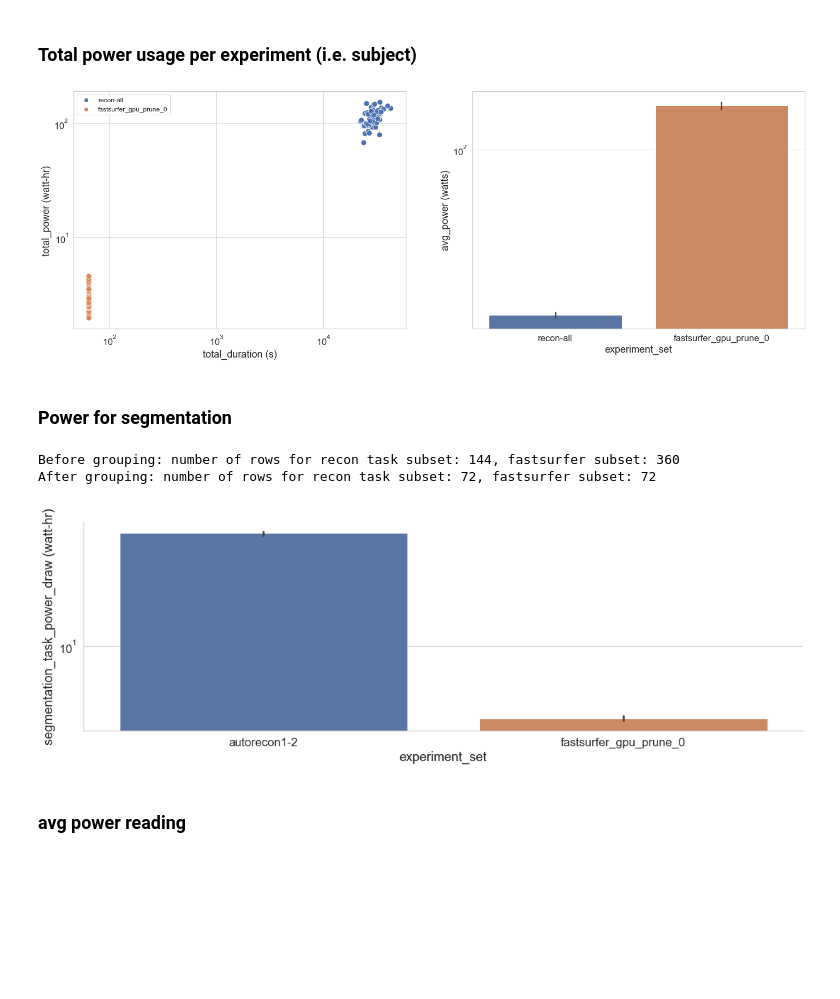
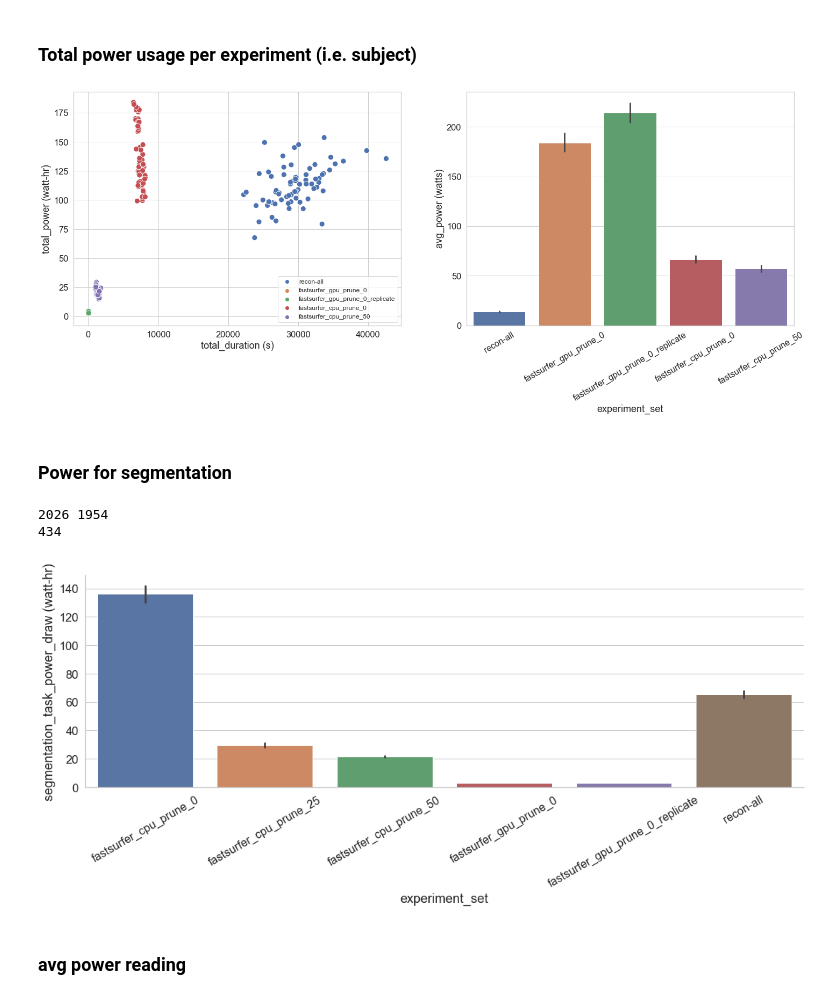
Before and after one commit to neurodatascience/watts_up_compute, a Jupyter notebook: notebooks/10_impact_tracker_dashboard.ipynb, the cells around one changed output. Cells and saved outputs as stored; diff of their text form; code cells hidden in the pictures; blank space fills up the shorter version.

```diff
--- a/notebooks/10_impact_tracker_dashboard.ipynb
+++ b/notebooks/10_impact_tracker_dashboard.ipynb
@@ -83,15 +107,15 @@ total_power sanity check: default: 0.02303, calculated: 0.02303, 0.02303
 # %%
 plot_df = tracker_summary_df_concat.copy()
-plot_df['total_duration (s)'] = plot_df['total_duration'] * 3600
+plot_df['total_duration (s)'] = plot_df['total_duration_impact_tracker'] * 3600
 plot_df['total_power (watt-hr)'] = plot_df['total_power'] * 1000
-plot_df['avg_power (watts)'] = 1000 * plot_df['total_power'] / plot_df['total_duration']
+plot_df['avg_power (watts)'] = 1000 * plot_df['total_power'] / plot_df['total_duration_impact_tracker']
 
 sns.set(font_scale = 1.5)
 with sns.axes_style("whitegrid"):
     fig, axes = plt.subplots(1,3, figsize=(24,8),sharex=False,sharey=False)
     ax = axes[0]
     g = sns.scatterplot(y='total_power (watt-hr)', x='total_duration (s)', hue='experiment_name', s=100, data=plot_df, ax=ax)
-    g.set(xscale='log',yscale='log')
+    # g.set(xscale='log',yscale='log')
     g.legend(fontsize=12)
 
     ax = axes[1]
@@ -117,23 +141,29 @@ save_perf = False
 subject_df = pd.read_csv(subject_lists)
 subject_ids = subject_df['eid']
 
-ignore_subjects = {0} #{1009760}
+ignore_subjects = {1009760}
 subject_ids = list(set(subject_ids) - ignore_subjects)
 
 print('Found {} subjects'.format(len(subject_ids)))
 
 experiment_sets = {
                 #    'recon-all':(preproc_results_dir + 'ukb/', False), # log_dir, use_cuda
-                   'fastsurfer_gpu_prune_0':(fastsurfer_results_dir + 'ukb/gpu/prune_0/', True) # log_dir, use_cuda
+                #    'fastsurfer_gpu_prune_0':(fastsurfer_results_dir + 'ukb/gpu/prune_0/', True), # log_dir, use_cuda
+                #    'fastsurfer_gpu_prune_0_replicate':(fastsurfer_results_dir + 'ukb/gpu/prune_0_replicate/', True), # log_dir, use_cuda
+
+                #    'fastsurfer_cpu_prune_0':(fastsurfer_results_dir + 'ukb/cpu/prune_0/', False), # log_dir, use_cuda
+                #    'fastsurfer_cpu_prune_25':(fastsurfer_results_dir + 'ukb/cpu/prune_25/', False), # log_dir, use_cuda
+                   'fastsurfer_cpu_prune_50':(fastsurfer_results_dir + 'ukb/cpu/prune_50/', False), # log_dir, use_cuda
+
                   }
 
-for exp_name, exp_config in experiment_sets.items():
+for exp_set, exp_config in experiment_sets.items():
     tracker_log_dir = exp_config[0]
     use_cuda = exp_config[1]
     tracker_summary_df_concat, flops_df_concat, power_df_concat = collate_tracker_data(tracker_log_dir, subject_ids, use_cuda)
-    tracker_summary_df_concat['experiment_set'] = exp_name
-    flops_df_concat['experiment_set'] = exp_name
-    power_df_concat['experiment_set'] = exp_name
+    tracker_summary_df_concat['experiment_set'] = exp_set
+    flops_df_concat['experiment_set'] = exp_set
+    power_df_concat['experiment_set'] = exp_set
 
     if save_perf:
         tracker_summary_df_concat.to_csv('{}{}'.format(tracker_log_dir,'tracker_summary_df_concat.csv'))
@@ -164,10 +196,14 @@ power_df_concat_exp_set = pd.DataFrame()
 
 experiment_sets = {
                    'recon-all':(preproc_results_dir + 'ukb/', False), # log_dir, use_cuda
-                   'fastsurfer_gpu_prune_0':(fastsurfer_results_dir + 'ukb/gpu/', True) # log_dir, use_cuda
+                   'fastsurfer_gpu_prune_0':(fastsurfer_results_dir + 'ukb/gpu/prune_0/', True), # log_dir, use_cuda
+                   'fastsurfer_gpu_prune_0_replicate':(fastsurfer_results_dir + 'ukb/gpu/prune_0_replicate/', True), # log_dir, use_cuda
+                   'fastsurfer_cpu_prune_0':(fastsurfer_results_dir + 'ukb/cpu/prune_0/', False), # log_dir, use_cuda
+                #    'fastsurfer_cpu_prune_25':(fastsurfer_results_dir + 'ukb/cpu/prune_25/', False), # log_dir, use_cuda
+                   'fastsurfer_cpu_prune_50':(fastsurfer_results_dir + 'ukb/cpu/prune_50/', False) # log_dir, use_cuda
                   }
 
-for exp_name, exp_config in experiment_sets.items():
+for exp_set, exp_config in experiment_sets.items():
     tracker_log_dir = exp_config[0]
     tracker_summary_df_concat = pd.read_csv('{}{}'.format(tracker_log_dir,'tracker_summary_df_concat.csv'))
     flops_df_concat = pd.read_csv('{}{}'.format(tracker_log_dir,'flops_df_concat.csv'))
@@ -183,49 +245,45 @@ for exp_name, exp_config in experiment_sets.items():
 ### Total power usage per experiment (i.e. subject)
 # %%
 plot_df = tracker_summary_df_concat_exp_set.copy()
-plot_df['total_duration (s)'] = plot_df['total_duration'] * 3600
+plot_df['total_duration (s)'] = plot_df['total_duration_impact_tracker'] * 3600
 plot_df['total_power (watt-hr)'] = plot_df['total_power'] * 1000
-plot_df['avg_power (watts)'] = 1000 * plot_df['total_power'] / plot_df['total_duration']
+plot_df['avg_power (watts)'] = 1000 * plot_df['total_power'] / plot_df['total_duration_impact_tracker']
 
 sns.set(font_scale = 1.5)
 with sns.axes_style("whitegrid"):
     fig, axes = plt.subplots(1,2, figsize=(24,8),sharex=False,sharey=False)
     ax = axes[0]
     g = sns.scatterplot(y='total_power (watt-hr)', x='total_duration (s)', hue='experiment_set', s=100, data=plot_df, ax=ax)
-    g.set(xscale='log',yscale='log')
+    # g = sns.barplot(y='total_power (watt-hr)', x='experiment_set',  data=plot_df, ax=ax)
+    # g.set(xscale='log')
     g.legend(fontsize=12)
 
     ax = axes[1]
     g = sns.barplot(y='avg_power (watts)', x='experiment_set', data=plot_df, ax=ax)
-    # g.set_xticklabels(g.get_xticklabels(),rotation=50,fontsize=12)
-    g.set(yscale='log')
+    g.set_xticklabels(g.get_xticklabels(),rotation=30,fontsize=16)
+    # g.set(yscale='log')
 # %% [output]
-[figure, old version]
+[figure, new version]
 # %% [markdown]
 ### Power for segmentation
 # %%
-recon_df = flops_df_concat_exp_set[flops_df_concat_exp_set['task'].isin(['autorecon1','autorecon2'])].copy()
-fastsurfer_df = flops_df_concat_exp_set[flops_df_concat_exp_set['experiment_set'].isin(['fastsurfer_gpu_prune_0'])].copy()
-print('Before grouping: number of rows for recon task subset: {}, fastsurfer subset: {}'.format(len(recon_df),len(fastsurfer_df)))
-
-recon_df = recon_df.groupby(['experiment_name']).sum().reset_index()
-recon_df['experiment_set'] = 'autorecon1-2'
-
-fastsurfer_df = fastsurfer_df.groupby(['experiment_name']).sum().reset_index()
-fastsurfer_df['experiment_set'] = 'fastsurfer_gpu_prune_0'
-print('After grouping: number of rows for recon task subset: {}, fastsurfer subset: {}'.format(len(recon_df),len(fastsurfer_df)))
-
-plot_df = recon_df.append(fastsurfer_df)
+flops_df_concat_exp_set_segmentation = flops_df_concat_exp_set.copy()
+flops_df_concat_exp_set_segmentation = flops_df_concat_exp_set_segmentation[~flops_df_concat_exp_set_segmentation['task'].isin(['autorecon3'])]
+print(len(flops_df_concat_exp_set),len(flops_df_concat_exp_set_segmentation))
+flops_df_concat_exp_set_segmentation = flops_df_concat_exp_set_segmentation.groupby(['experiment_name','experiment_set']).sum().reset_index()
+print(len(flops_df_concat_exp_set_segmentation))
+plot_df = flops_df_concat_exp_set_segmentation.copy()
 plot_df['segmentation_task_power_draw (watt-hr)'] = plot_df['power']*1000
 
 sns.set(font_scale = 1.5)
 with sns.axes_style("whitegrid"):
     g = sns.catplot(y='segmentation_task_power_draw (watt-hr)', x='experiment_set', data=plot_df, kind='bar',aspect=3)
-    g.set(yscale='log')
+    # g.set(yscale='log')
+    g.set_xticklabels(rotation=30,fontsize=16)
 # %% [output]
-Before grouping: number of rows for recon task subset: 144, fastsurfer subset: 360
-After grouping: number of rows for recon task subset: 72, fastsurfer subset: 72
+2026 1954
+434
-[figure, old version]
+[figure, new version]
 # %% [markdown]
 ### avg power reading
 # %%
```
Also changed, not shown: parts of 10 cells of this notebook, 5 other files.
